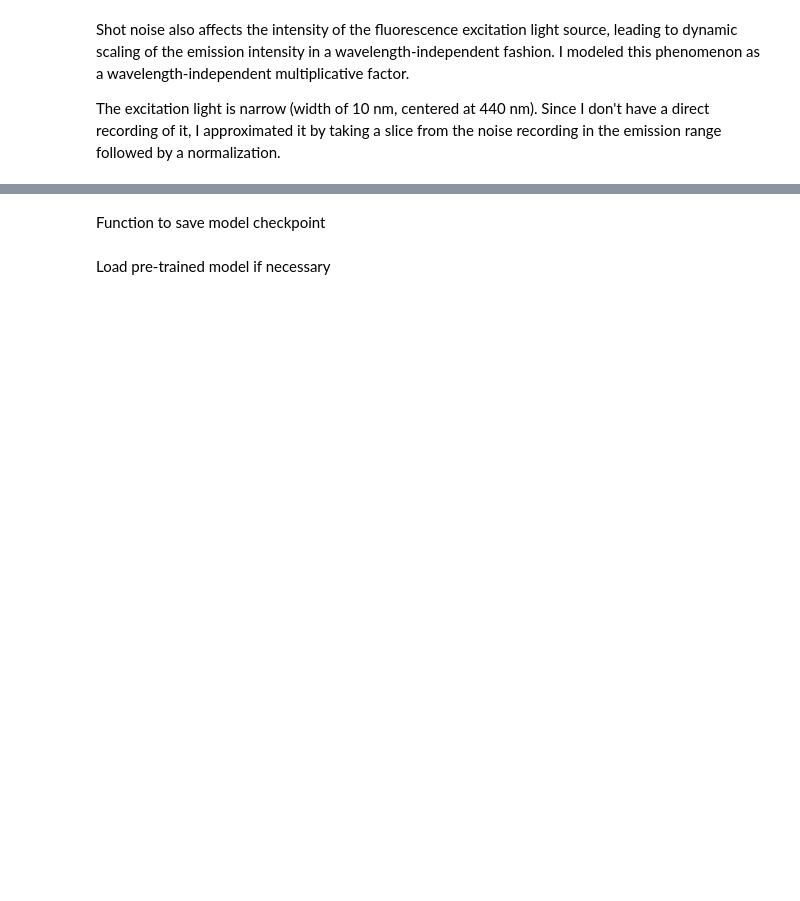
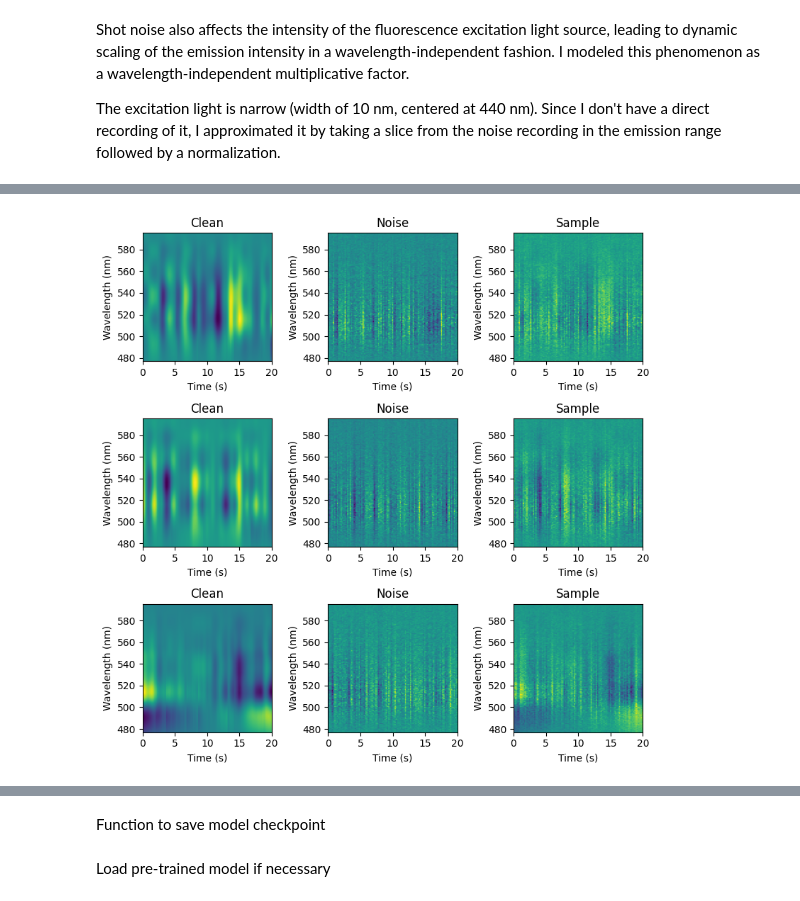
Before and after one commit to rmodosantos/DeepDenoise, a Jupyter notebook: notebooks/Training.ipynb, the cells around one changed output, grey strips where cells are left out. Saved outputs shown, nothing was run; the diff lists cells and outputs as text; code cells hidden in the pictures; blank space fills up the shorter version.

Commit message:
Training update

```diff
--- a/notebooks/Training.ipynb
+++ b/notebooks/Training.ipynb
@@ -192,0 +299,4 @@ Define the training function
+# %%
+plot_instances(train_clean,train_dark,train_shot,train_ex,wavelength,time)
+# %% [output]
+[figure, added]
```
Also changed, not shown: parts of 48 cells of this notebook, 1 other file.
